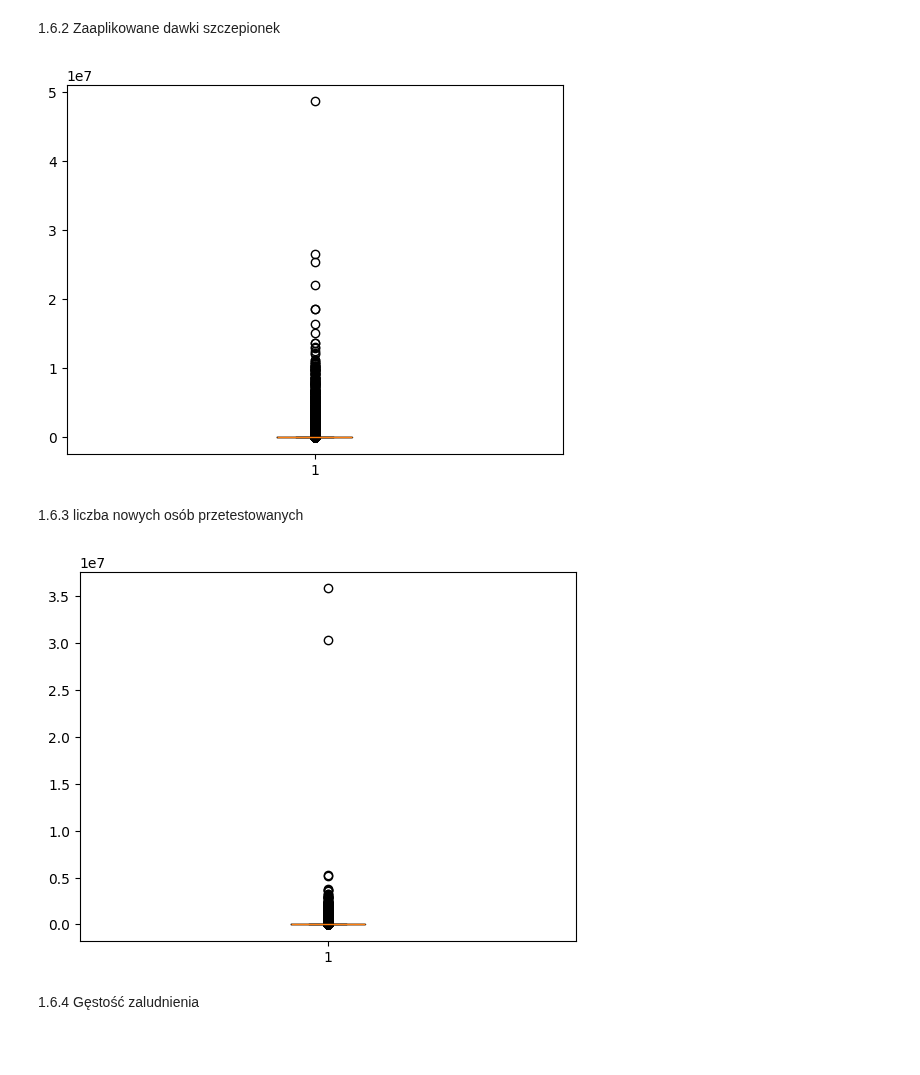
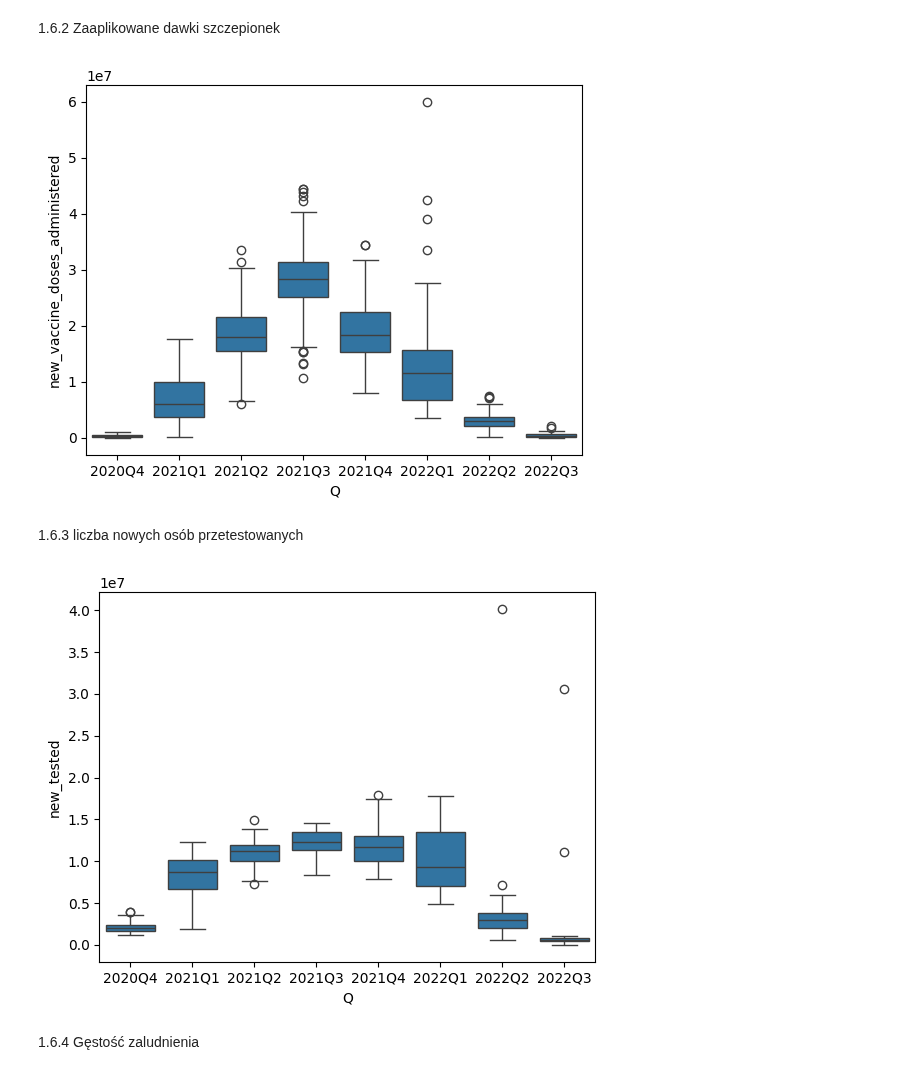
Before and after one commit to JakubKaczmarek5764/BigData1, a Jupyter notebook: zad2.ipynb, the cells around one changed output. Drawn from its saved outputs; the diff is of its cells as text; code cells hidden in the pictures; blank space fills up the shorter version.

```diff
--- a/zad2.ipynb
+++ b/zad2.ipynb
@@ -105,17 +114,21 @@ plt.show()
 # %% [markdown]
 1.6.2 Zaaplikowane dawki szczepionek
 # %%
-plt.boxplot(df['new_vaccine_doses_administered']);
+administered_df = df.groupby('date')['new_vaccine_doses_administered'].sum().reset_index()
+administered_df['Q'] = administered_df['date'].dt.to_period('Q').astype(str)
+sns.boxplot(x='Q', y='new_vaccine_doses_administered', data=administered_df)
 plt.show()
 # %% [output]
-[figure, old version]
+[figure, new version]
 # %% [markdown]
 1.6.3 liczba nowych osób przetestowanych
 # %%
-plt.boxplot(df['new_tested']);
+tested_df = df.groupby('date')['new_tested'].sum().reset_index()
+tested_df['Q'] = tested_df['date'].dt.to_period('Q').astype(str)
+sns.boxplot(x='Q', y='new_tested', data=tested_df)
 plt.show()
 # %% [output]
-[figure, old version]
+[figure, new version]
 # %% [markdown]
 1.6.4 Gęstość zaludnienia
 # %%
```
Also changed, not shown: parts of 3 cells of this notebook.
